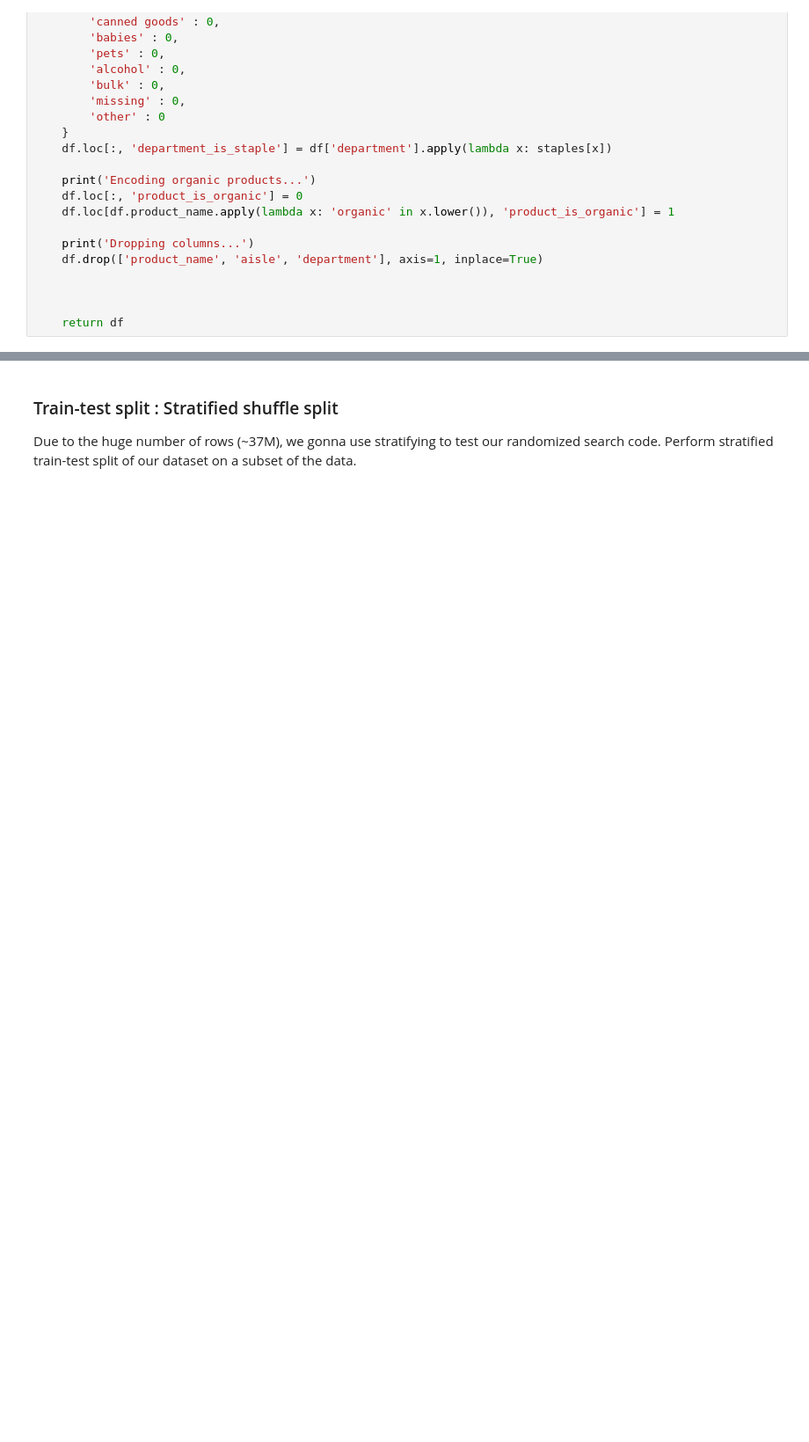
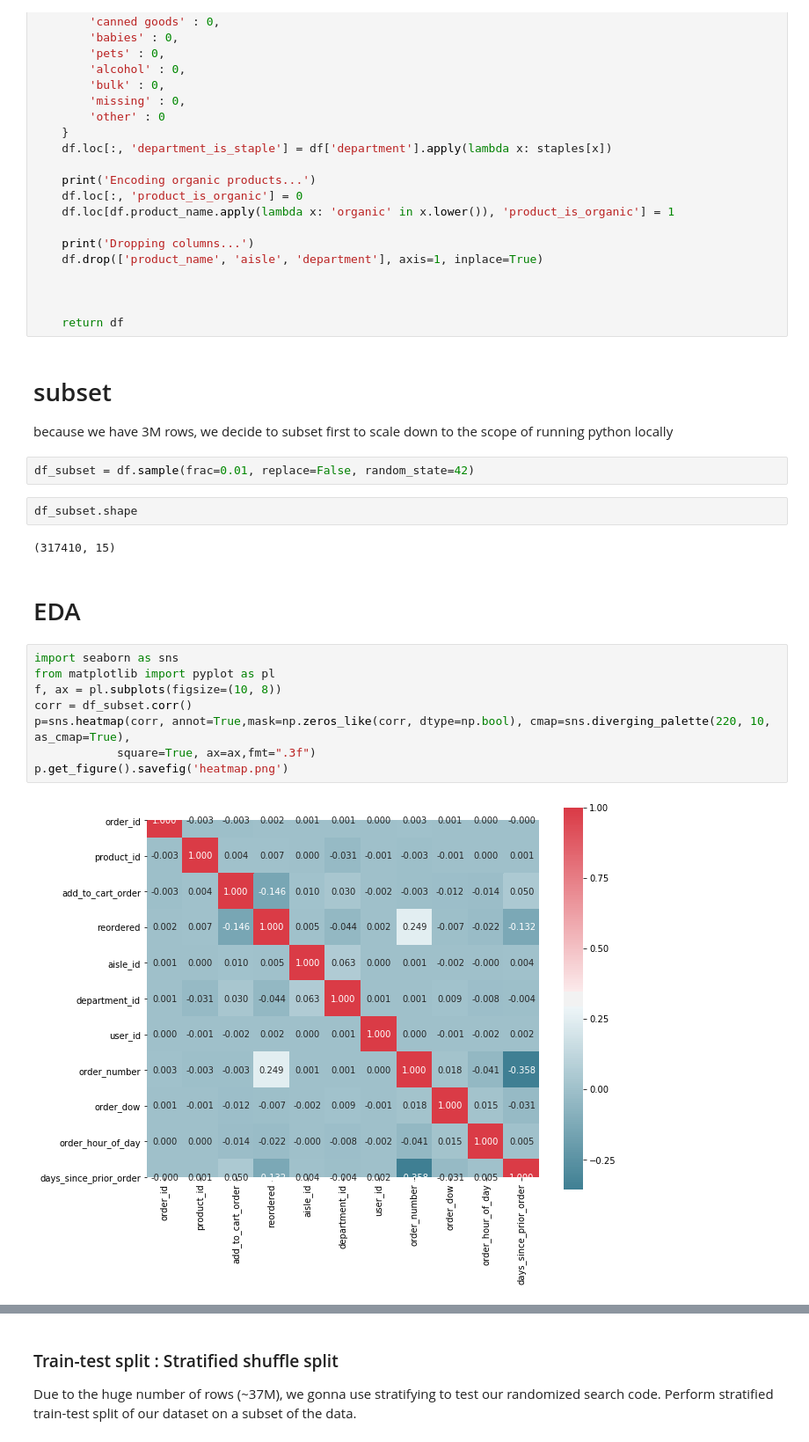
Before and after one commit to marinelin/insta_cart_models, a Jupyter notebook: final_fix_marine.ipynb, the cells around one changed output, grey strips where cells are left out. Shown at 88% size. Saved outputs shown, nothing was run; the diff lists cells and outputs as text; blank space fills up the shorter version.

```diff
--- a/final_fix_marine.ipynb
+++ b/final_fix_marine.ipynb
@@ -131,3 +131,24 @@ def data_clean(df):
 
 
     return df
+# %% [markdown]
+# subset
+because we have 3M rows, we decide to subset first to scale down to the scope of running python locally
+# %%
+df_subset = df.sample(frac=0.01, replace=False, random_state=42)
+# %%
+df_subset.shape
+# %% [output]
+(317410, 15)
+# %% [markdown]
+# EDA
+# %%
+import seaborn as sns
+from matplotlib import pyplot as pl
+f, ax = pl.subplots(figsize=(10, 8))
+corr = df_subset.corr()
+p=sns.heatmap(corr, annot=True,mask=np.zeros_like(corr, dtype=np.bool), cmap=sns.diverging_palette(220, 10, as_cmap=True),
+            square=True, ax=ax,fmt=".3f")
+p.get_figure().savefig('heatmap.png')
+# %% [output]
+[figure, added]
```
Also changed, not shown: parts of 12 cells of this notebook.
